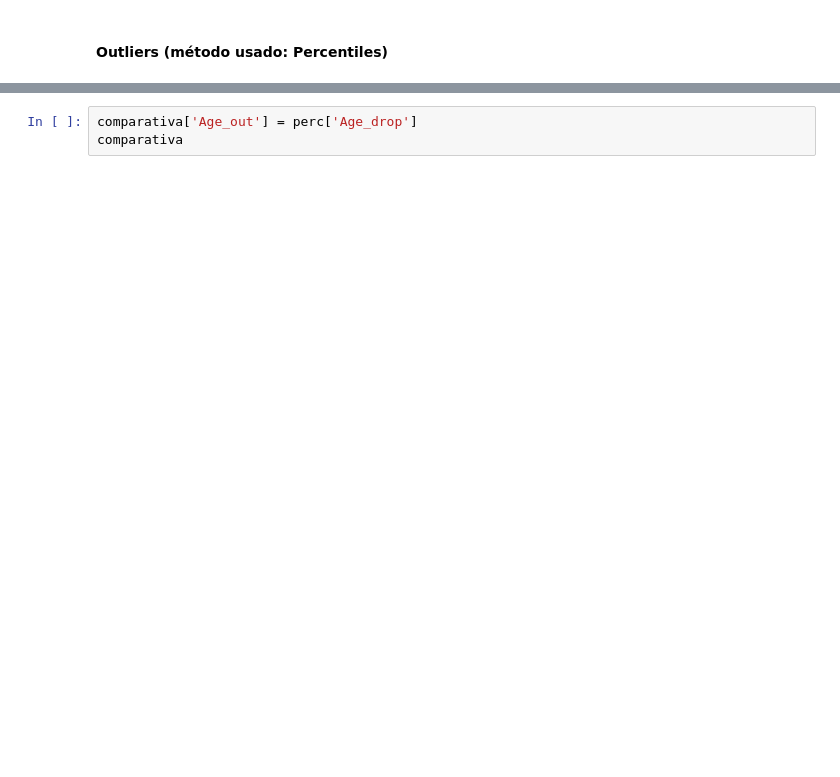
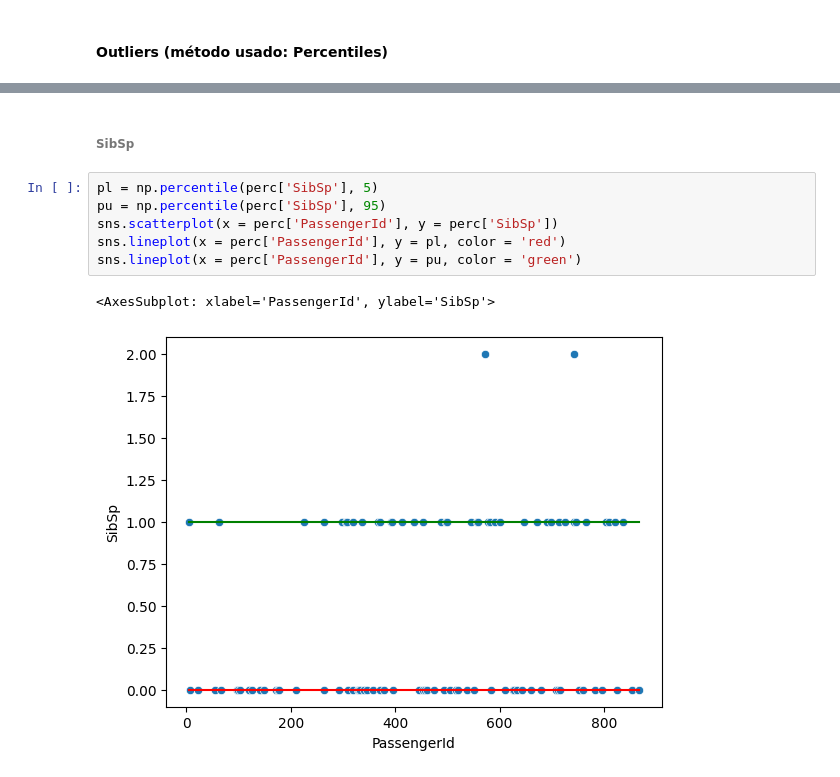
Before and after one commit to Daniel07816/DataWrangling-2022, a Jupyter notebook: Data_Engineer_Lab8/Script.ipynb, the cells around one changed output, grey strips where cells are left out. Cells and saved outputs as stored; diff of their text form; blank space fills up the shorter version.

```diff
--- a/Data_Engineer_Lab8/Script.ipynb
+++ b/Data_Engineer_Lab8/Script.ipynb
@@ -385,3 +463,11 @@ perc[['Age', 'Age_pcv', 'Age_drop']].describe()
-# %%
-comparativa['Age_out'] = perc['Age_drop']
-comparativa
+# %% [markdown]
+###### SibSp
+# %%
+pl = np.percentile(perc['SibSp'], 5)
+pu = np.percentile(perc['SibSp'], 95)
+sns.scatterplot(x = perc['PassengerId'], y = perc['SibSp'])
+sns.lineplot(x = perc['PassengerId'], y = pl, color = 'red')
+sns.lineplot(x = perc['PassengerId'], y = pu, color = 'green')
+# %% [output]
+<AxesSubplot: xlabel='PassengerId', ylabel='SibSp'>
+[figure, added]
```
Also changed, not shown: parts of 30 cells of this notebook.
